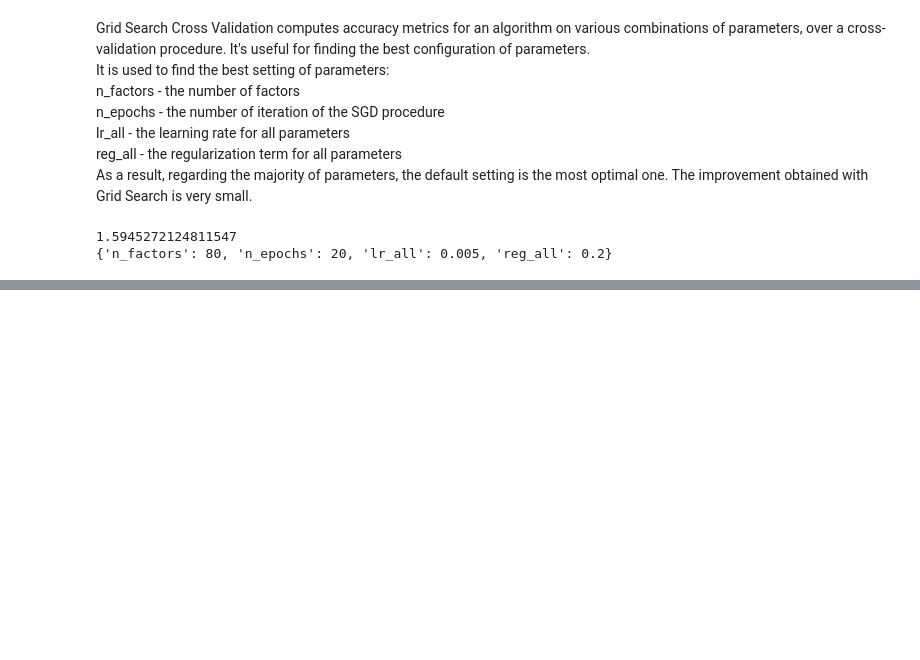
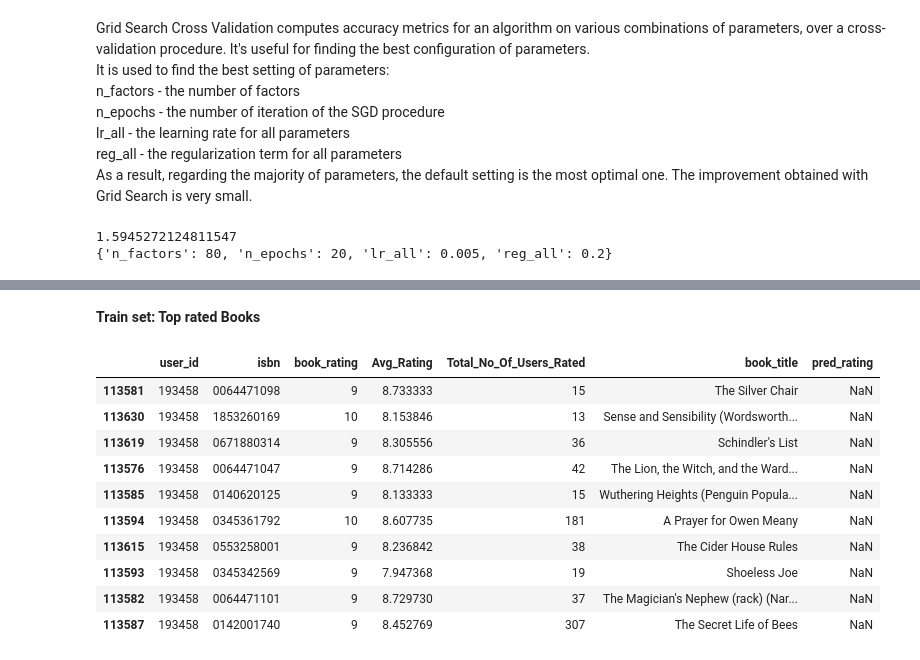
Before and after one commit to himanshu302002/Unsupervised-ML-, a Jupyter notebook: Capstone_Project_on_Unsupervised(ML)_For_Book_Recommendation_System.ipynb, the cells around one changed output, grey strips where cells are left out. Saved outputs shown, nothing was run; the diff lists cells and outputs as text; code cells hidden in the pictures; blank space fills up the shorter version.

```diff
--- a/Capstone_Project_on_Unsupervised(ML)_For_Book_Recommendation_System.ipynb
+++ b/Capstone_Project_on_Unsupervised(ML)_For_Book_Recommendation_System.ipynb
@@ -793,0 +863,24 @@ print(gs.best_params['rmse'])
+# %%
+df_books = books.copy()
+df_books.rename(columns = {'ISBN':'isbn' ,'Book-Title':'book_title'},inplace=True)
+df_ext = df.merge(df_books[['isbn', 'book_title']], on='isbn', how='left')
+df_ext = df_ext.merge(df_pred[['isbn', 'user_id', 'pred_rating']], on=['isbn', 'user_id'], how='left')
+# %% [markdown]
+**Train set: Top rated Books**
+# %%
+selected_user_id = 193458
+df_user = df_ext[df_ext['user_id']==selected_user_id]
+
+df_user[(df_user['pred_rating'].isna())&(df_user['book_rating']>=9)].sample(10)
+# %% [output]
+|  | user_id | isbn | book_rating | Avg_Rating | Total_No_Of_Users_Rated | book_title | pred_rating |
+| 113581 | 193458 | 0064471098 | 9 | 8.733333 | 15 | The Silver Chair | NaN |
+| 113630 | 193458 | 1853260169 | 10 | 8.153846 | 13 | Sense and Sensibility (Wordsworth... | NaN |
+| 113619 | 193458 | 0671880314 | 9 | 8.305556 | 36 | Schindler's List | NaN |
+| 113576 | 193458 | 0064471047 | 9 | 8.714286 | 42 | The Lion, the Witch, and the Ward... | NaN |
+| 113585 | 193458 | 0140620125 | 9 | 8.133333 | 15 | Wuthering Heights (Penguin Popula... | NaN |
+| 113594 | 193458 | 0345361792 | 10 | 8.607735 | 181 | A Prayer for Owen Meany | NaN |
+| 113615 | 193458 | 0553258001 | 9 | 8.236842 | 38 | The Cider House Rules | NaN |
+| 113593 | 193458 | 0345342569 | 9 | 7.947368 | 19 | Shoeless Joe | NaN |
+| 113582 | 193458 | 0064471101 | 9 | 8.729730 | 37 | The Magician's Nephew (rack) (Nar... | NaN |
+| 113587 | 193458 | 0142001740 | 9 | 8.452769 | 307 | The Secret Life of Bees | NaN |
```
Also changed, not shown: parts of 13 cells of this notebook.
